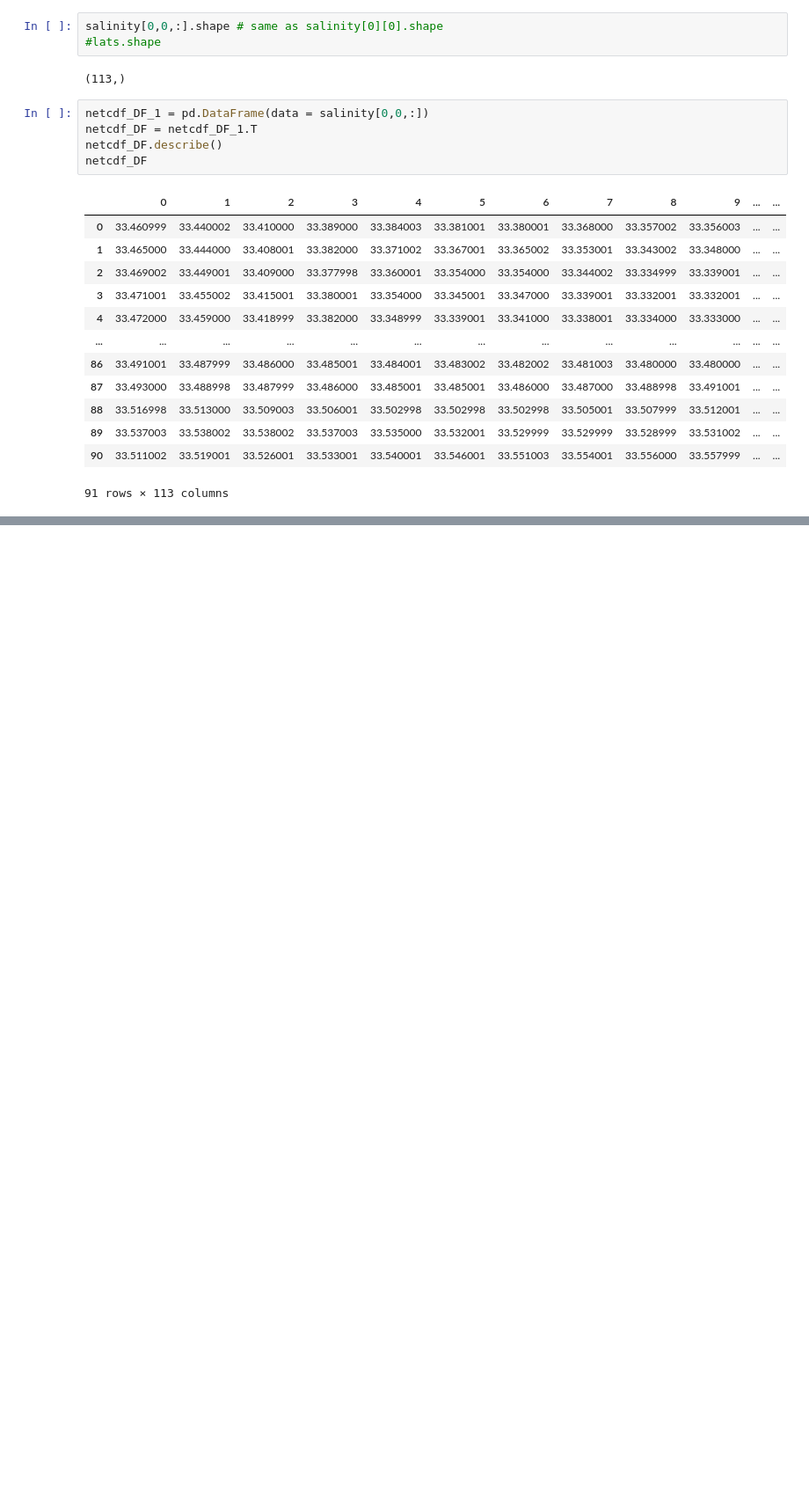
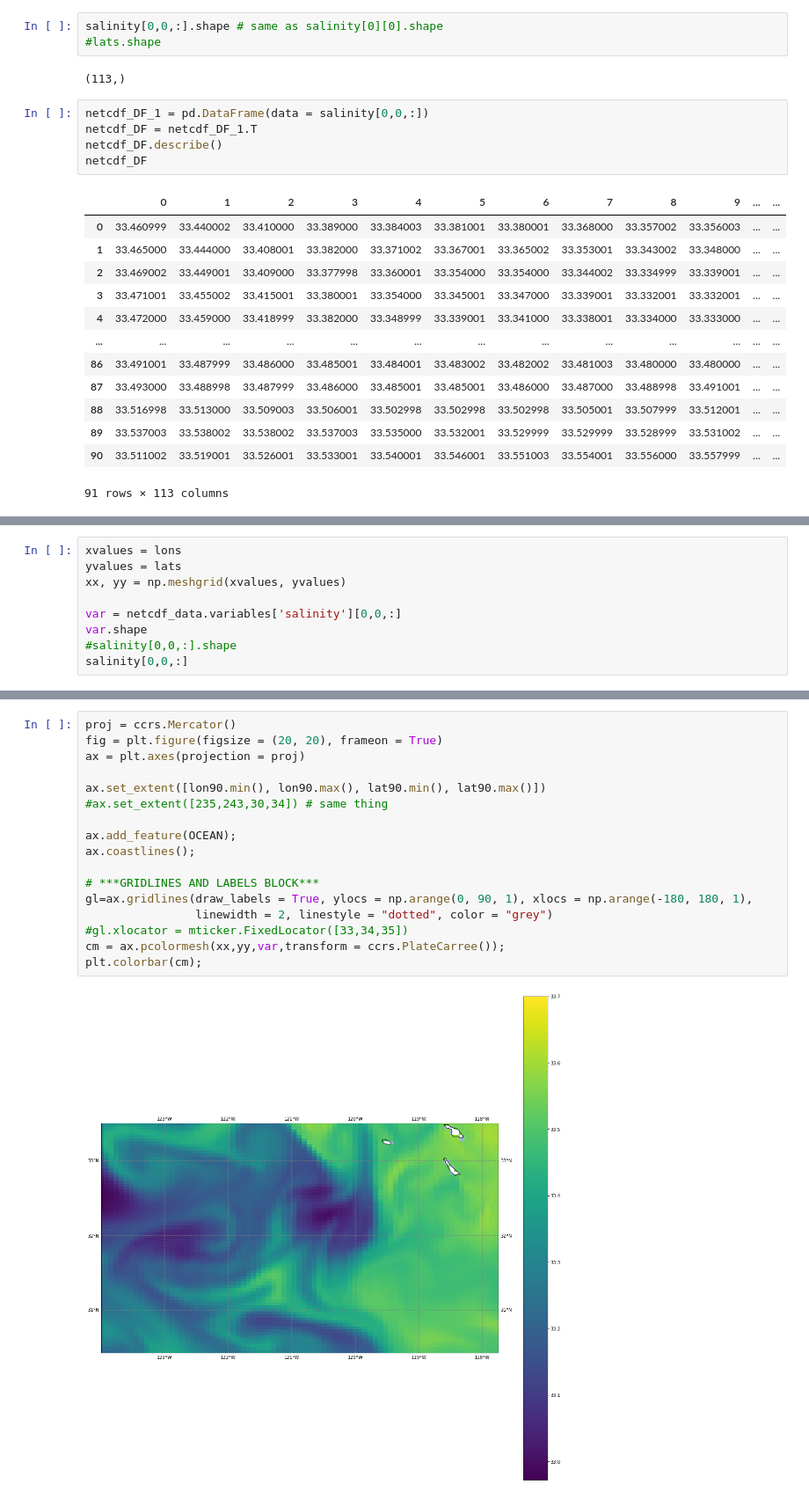
Before and after one commit to TeaDragonSC/CalCOFI-Viz-PO, a Jupyter notebook: HYCOM/HYCOM Tester.ipynb, the cells around one changed output, grey strips where cells are left out. Shown: that part at 88% size. Drawn from its saved outputs; the diff is of its cells as text; blank space fills up the shorter version.

```diff
--- a/HYCOM/HYCOM Tester.ipynb
+++ b/HYCOM/HYCOM Tester.ipynb
@@ -164,0 +123,9 @@ netcdf_DF
+# %%
+xvalues = lons
+yvalues = lats
+xx, yy = np.meshgrid(xvalues, yvalues)
+
+var = netcdf_data.variables['salinity'][0,0,:]
+var.shape
+#salinity[0,0,:].shape
+salinity[0,0,:]
@@ -164,0 +146,19 @@ netcdf_DF
+# %%
+proj = ccrs.Mercator()
+fig = plt.figure(figsize = (20, 20), frameon = True)
+ax = plt.axes(projection = proj)
+
+ax.set_extent([lon90.min(), lon90.max(), lat90.min(), lat90.max()])
+#ax.set_extent([235,243,30,34]) # same thing
+
+ax.add_feature(OCEAN);
+ax.coastlines();
+
+# ***GRIDLINES AND LABELS BLOCK***
+gl=ax.gridlines(draw_labels = True, ylocs = np.arange(0, 90, 1), xlocs = np.arange(-180, 180, 1),
+                linewidth = 2, linestyle = "dotted", color = "grey")
+#gl.xlocator = mticker.FixedLocator([33,34,35])
+cm = ax.pcolormesh(xx,yy,var,transform = ccrs.PlateCarree());
+plt.colorbar(cm);
+# %% [output]
+[figure, added]
```
Also changed, not shown: parts of 5 cells of this notebook.
